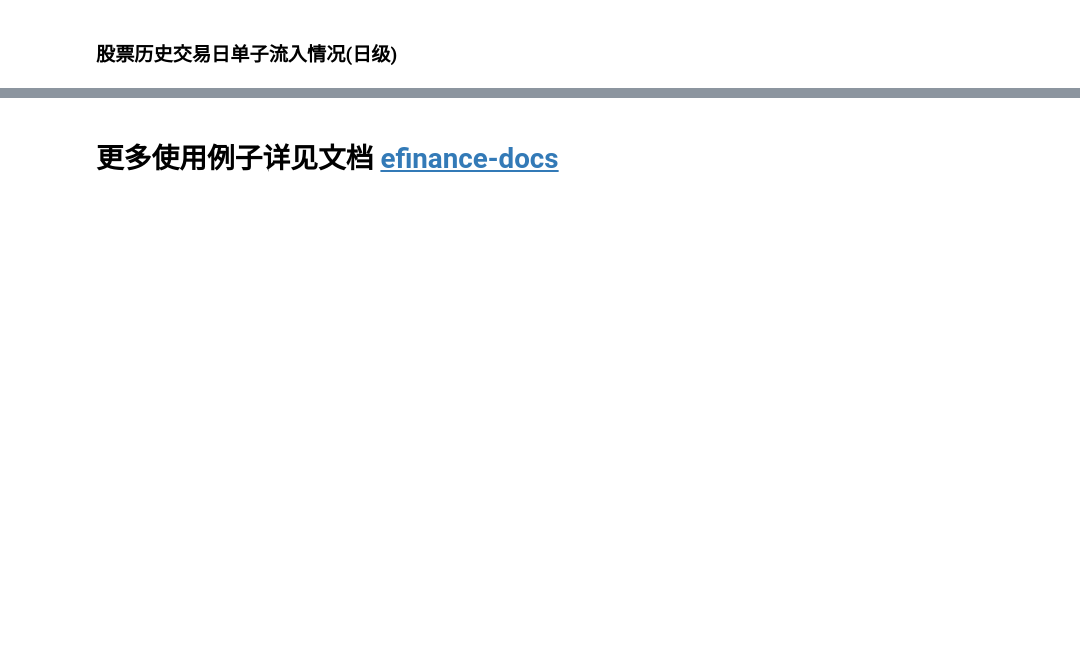
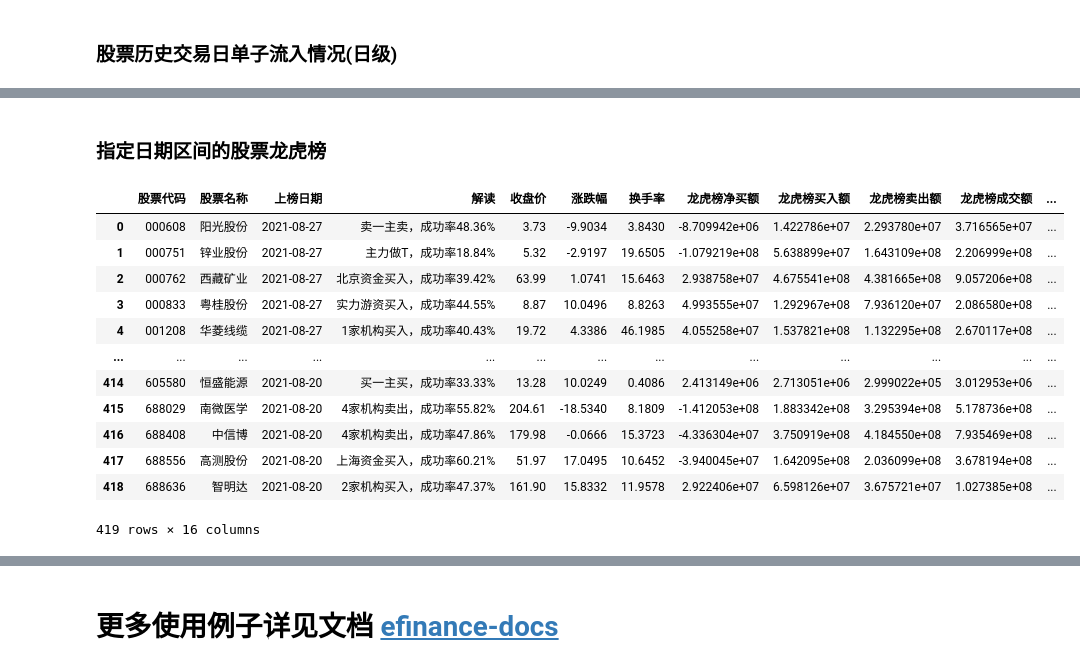
Before and after one commit to Micro-sheep/efinance, a Jupyter notebook: examples/stock.ipynb, the cells around one changed output, grey strips where cells are left out. Saved outputs shown, nothing was run; the diff lists cells and outputs as text; code cells hidden in the pictures; blank space fills up the shorter version.

```diff
--- a/examples/stock.ipynb
+++ b/examples/stock.ipynb
@@ -186,0 +205,23 @@ ef.stock.get_history_bill('600519')
+# %% [markdown]
+### 指定日期区间的股票龙虎榜
+# %%
+# 开始日期
+start_date = '2021-08-20'
+# 结束日期
+end_date = '2021-08-27'
+ef.stock.get_daily_billboard(start_date=start_date,
+                             end_date=end_date)
+# %% [output]
+|  | 股票代码 | 股票名称 | 上榜日期 | 解读 | 收盘价 | 涨跌幅 | 换手率 | 龙虎榜净买额 | 龙虎榜买入额 | 龙虎榜卖出额 | 龙虎榜成交额 | ... |
+| 0 | 000608 | 阳光股份 | 2021-08-27 | 卖一主卖，成功率48.36% | 3.73 | -9.9034 | 3.8430 | -8.709942e+06 | 1.422786e+07 | 2.293780e+07 | 3.716565e+07 | ... |
+| 1 | 000751 | 锌业股份 | 2021-08-27 | 主力做T，成功率18.84% | 5.32 | -2.9197 | 19.6505 | -1.079219e+08 | 5.638899e+07 | 1.643109e+08 | 2.206999e+08 | ... |
+| 2 | 000762 | 西藏矿业 | 2021-08-27 | 北京资金买入，成功率39.42% | 63.99 | 1.0741 | 15.6463 | 2.938758e+07 | 4.675541e+08 | 4.381665e+08 | 9.057206e+08 | ... |
+| 3 | 000833 | 粤桂股份 | 2021-08-27 | 实力游资买入，成功率44.55% | 8.87 | 10.0496 | 8.8263 | 4.993555e+07 | 1.292967e+08 | 7.936120e+07 | 2.086580e+08 | ... |
+| 4 | 001208 | 华菱线缆 | 2021-08-27 | 1家机构买入，成功率40.43% | 19.72 | 4.3386 | 46.1985 | 4.055258e+07 | 1.537821e+08 | 1.132295e+08 | 2.670117e+08 | ... |
+| ... | ... | ... | ... | ... | ... | ... | ... | ... | ... | ... | ... | ... |
+| 414 | 605580 | 恒盛能源 | 2021-08-20 | 买一主买，成功率33.33% | 13.28 | 10.0249 | 0.4086 | 2.413149e+06 | 2.713051e+06 | 2.999022e+05 | 3.012953e+06 | ... |
+| 415 | 688029 | 南微医学 | 2021-08-20 | 4家机构卖出，成功率55.82% | 204.61 | -18.5340 | 8.1809 | -1.412053e+08 | 1.883342e+08 | 3.295394e+08 | 5.178736e+08 | ... |
+| 416 | 688408 | 中信博 | 2021-08-20 | 4家机构卖出，成功率47.86% | 179.98 | -0.0666 | 15.3723 | -4.336304e+07 | 3.750919e+08 | 4.184550e+08 | 7.935469e+08 | ... |
+| 417 | 688556 | 高测股份 | 2021-08-20 | 上海资金买入，成功率60.21% | 51.97 | 17.0495 | 10.6452 | -3.940045e+07 | 1.642095e+08 | 2.036099e+08 | 3.678194e+08 | ... |
+| 418 | 688636 | 智明达 | 2021-08-20 | 2家机构买入，成功率47.37% | 161.90 | 15.8332 | 11.9578 | 2.922406e+07 | 6.598126e+07 | 3.675721e+07 | 1.027385e+08 | ... |
+419 rows × 16 columns
```
Also changed, not shown: parts of 11 cells of this notebook, 8 other files.
